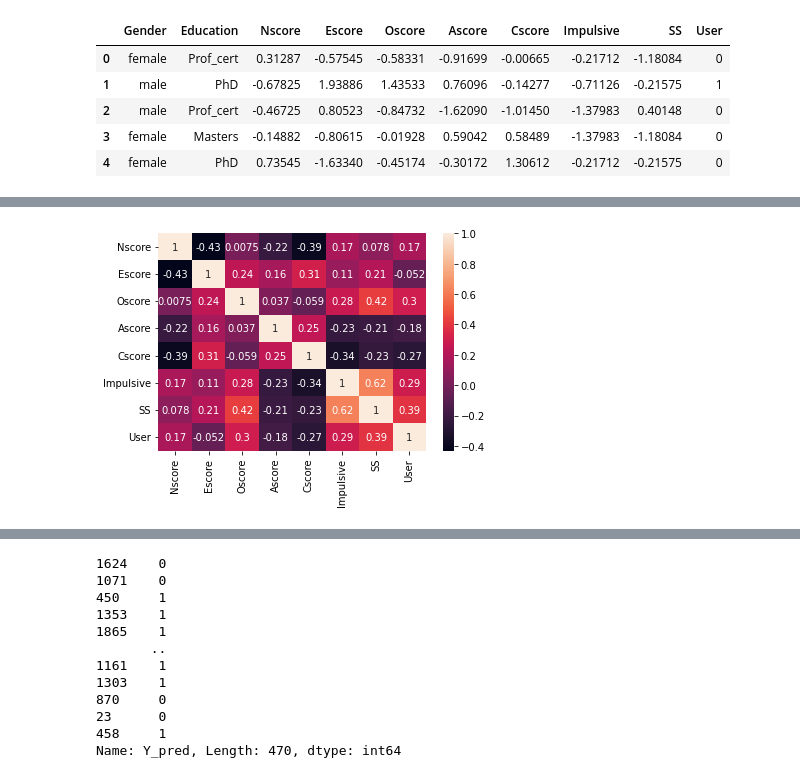
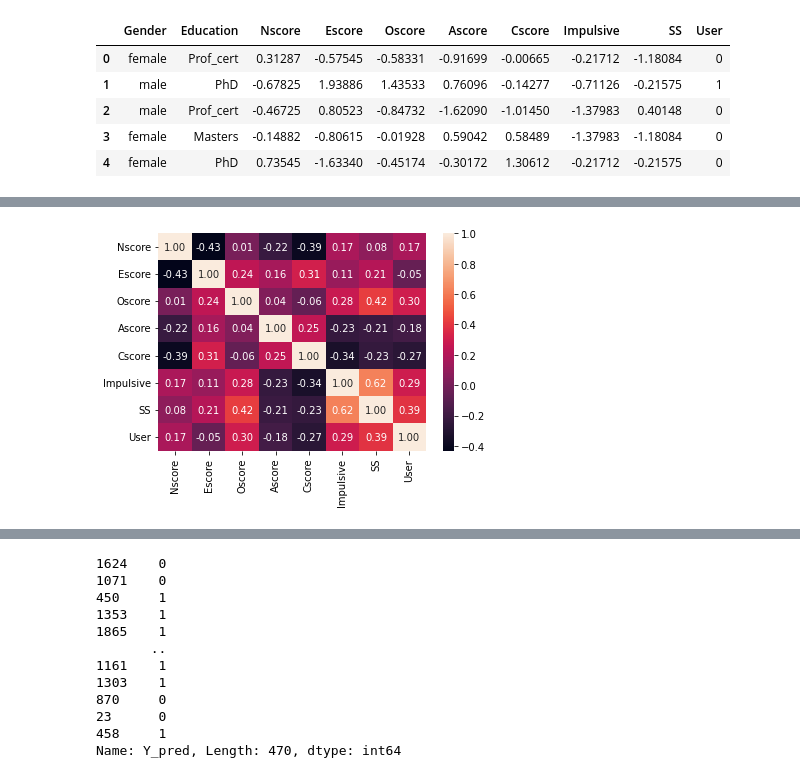
Before and after one commit to flux511/Personality-vs-DrugUse, a Jupyter notebook: init-modelling.ipynb, the cells around one changed output, grey strips where cells are left out. Saved outputs shown, nothing was run; the diff lists cells and outputs as text; code cells hidden in the pictures.

```diff
--- a/init-modelling.ipynb
+++ b/init-modelling.ipynb
@@ -57,4 +53,5 @@ df.corr()
 # %%
-sns.heatmap(df.corr(), annot=True);
+# Plot correlation between features
+sns.heatmap(df.corr(), annot=True, fmt = ".2f");
 # %% [output]
-[figure, old version]
+[figure, new version]
```
Also changed, not shown: parts of 32 cells of this notebook, 2 other files.
